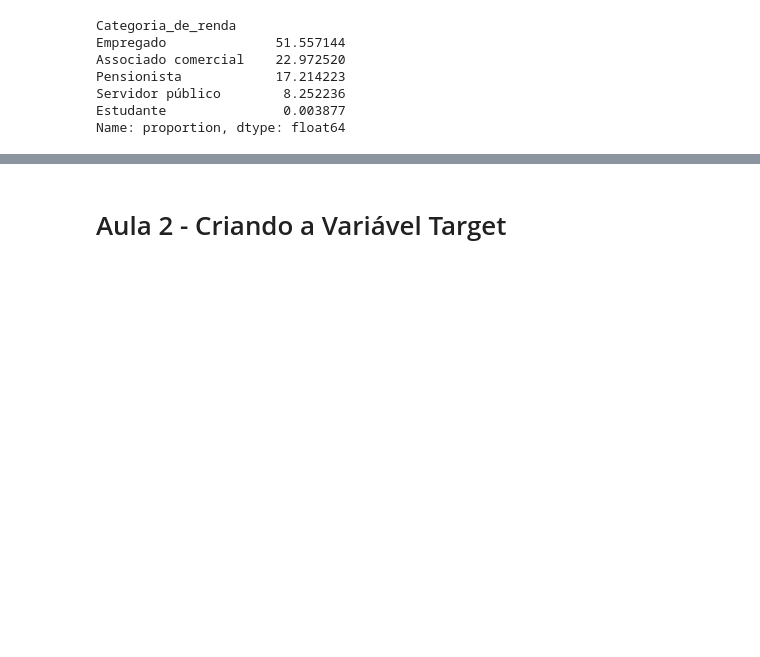
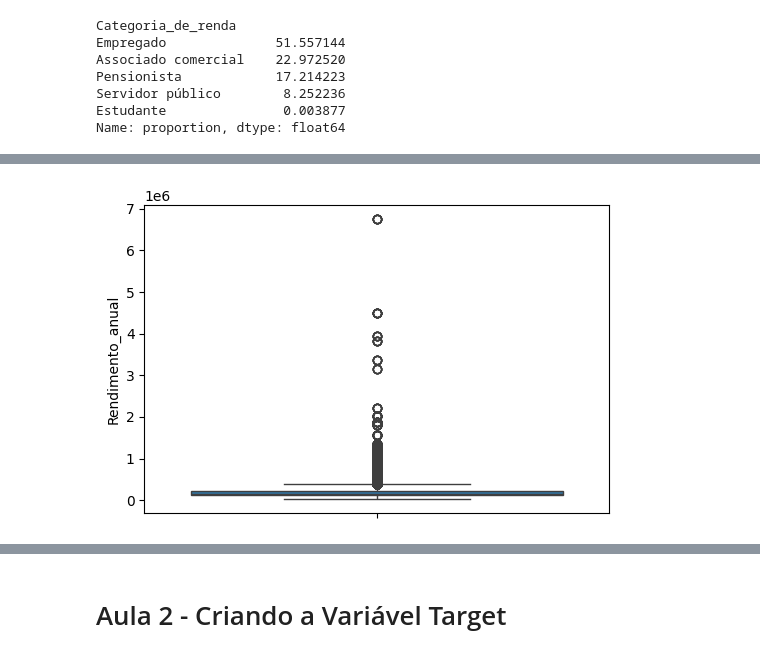
Before and after one commit to giulianafernandes/credit_card_approval_prediction, a Jupyter notebook: deploy_de_aplicacoes.ipynb, the cells around one changed output, grey strips where cells are left out. Saved outputs shown, nothing was run; the diff lists cells and outputs as text; code cells hidden in the pictures; blank space fills up the shorter version.

```diff
--- a/deploy_de_aplicacoes.ipynb
+++ b/deploy_de_aplicacoes.ipynb
@@ -315,0 +348,5 @@ Name: proportion, dtype: float64
+# %%
+sns.boxplot(data=df_cadastrados_limpo, y='Rendimento_anual')
+plt.show()
+# %% [output]
+[figure, added]
```
Also changed, not shown: parts of 100 cells of this notebook, 2 other files.
